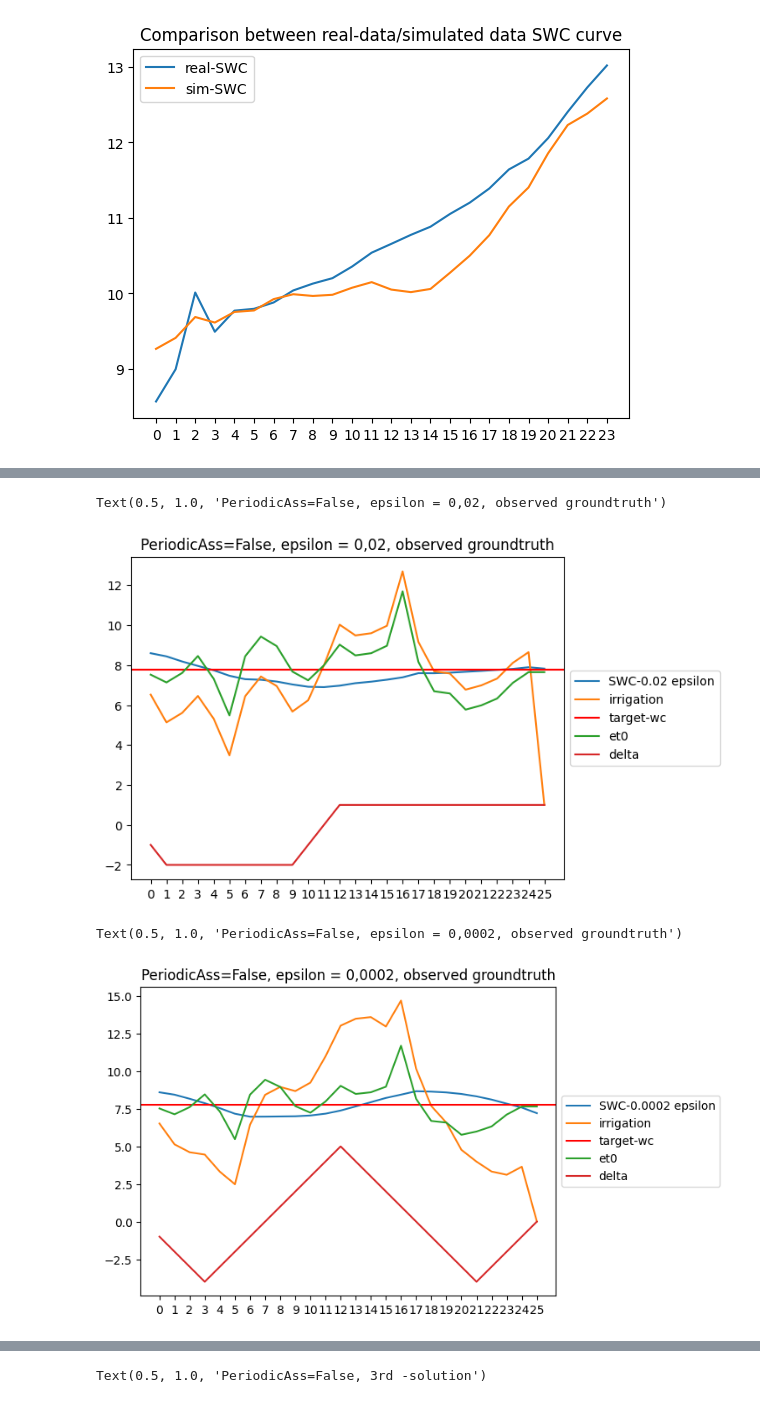
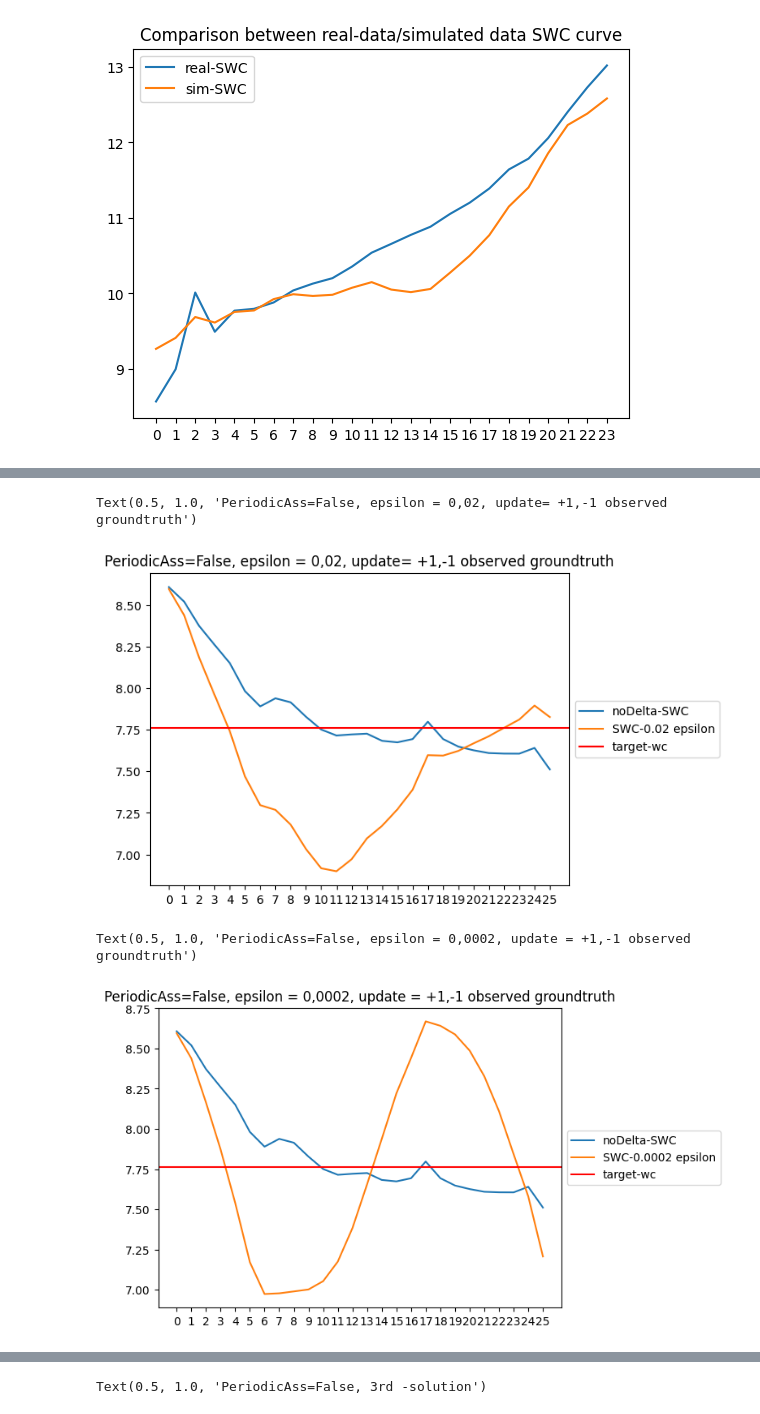
Before and after one commit to josephgiovanelli/et0_calculation, a Jupyter notebook: notebook.ipynb, the cells around one changed output, grey strips where cells are left out. Saved outputs shown, nothing was run; the diff lists cells and outputs as text; code cells hidden in the pictures.

```diff
--- a/notebook.ipynb
+++ b/notebook.ipynb
@@ -353,30 +367,32 @@ def print_functions(groundtruth_path,wc_path,ir_path):
 wc,ir,groundtruth = print_functions('/home/data/interp_obs/water_content.csv','/home/data/sim/obsGroundtruth/002/outputWaterContent.csv','/home/data/sim/obsGroundtruth/002/scheduledIrrigation.csv')
 delta =  [-1.0, -2.0, -2.0, -2.0, -2.0, -2.0, -2.0, -2.0, -2.0, -2.0, -1.0, 0.0, 1.0, 1.0, 1.0, 1.0, 1.0, 1.0, 1.0, 1.0, 1.0, 1.0, 1.0, 1.0, 1.0, 1.0]
 plt.xticks(range(len(wc.index)))
+plt.plot(noDelta_wc.index, noDelta_wc['SWC'], label='noDelta-SWC')
 plt.plot(wc.index, wc['SWC'], label='SWC-0.02 epsilon')
-plt.plot(ir.index, ir['irrigation'], label='irrigation')
+#plt.plot(ir.index, ir['irrigation'], label='irrigation')
 plt.axhline(y=groundtruth.iloc[0], color='r', linestyle='-',label='target-wc')
-plt.plot(ir.index,et0,label="et0")
-plt.plot(ir.index,delta,label="delta")
+#plt.plot(ir.index,et0,label="et0")
+#plt.plot(ir.index,delta,label="delta")
 plt.legend(loc='center left', bbox_to_anchor=(1, 0.5))
 plt.title('PeriodicAss=False, epsilon = 0,02, update= +1,-1 observed groundtruth')
 # %% [output]
-Text(0.5, 1.0, 'PeriodicAss=False, epsilon = 0,02, observed groundtruth')
+Text(0.5, 1.0, 'PeriodicAss=False, epsilon = 0,02, update= +1,-1 observed groundtruth')
-[figure, old version]
+[figure, new version]
 # %%
 wc0002,ir,groundtruth = print_functions('/home/data/interp_obs/water_content.csv','/home/data/sim/obsGroundtruth/0002/outputWaterContent.csv','/home/data/sim/obsGroundtruth/0002/scheduledIrrigation.csv')
 delta =  [-1.0, -2.0, -3.0, -4.0, -3.0, -2.0, -1.0, 0.0, 1.0, 2.0, 3.0, 4.0, 5.0, 4.0, 3.0, 2.0, 1.0, 0.0, -1.0, -2.0, -3.0, -4.0, -3.0, -2.0, -1.0, 0.0]
 plt.xticks(range(len(wc.index)))
+plt.plot(noDelta_wc.index, noDelta_wc['SWC'], label='noDelta-SWC')
 plt.plot(wc0002.index, wc0002['SWC'], label='SWC-0.0002 epsilon')
-plt.plot(ir.index, ir.iloc[:, 1], label='irrigation')
+#plt.plot(ir.index, ir.iloc[:, 1], label='irrigation')
 plt.axhline(y=groundtruth.iloc[0], color='r', linestyle='-',label='target-wc')
-plt.plot(ir.index,et0,label="et0")
-plt.plot(ir.index,delta,label="delta")
+#plt.plot(ir.index,et0,label="et0")
+#plt.plot(ir.index,delta,label="delta")
 plt.legend(loc='center left', bbox_to_anchor=(1, 0.5))
 plt.title('PeriodicAss=False, epsilon = 0,0002, update = +1,-1 observed groundtruth')
 # %% [output]
-Text(0.5, 1.0, 'PeriodicAss=False, epsilon = 0,0002, observed groundtruth')
+Text(0.5, 1.0, 'PeriodicAss=False, epsilon = 0,0002, update = +1,-1 observed groundtruth')
-[figure, old version]
+[figure, new version]
 # %%
 wc00001,ir,groundtruth = print_functions('/home/data/interp_obs/water_content.csv','/home/data/sim/obsGroundtruth/00001/outputWaterContent.csv','/home/data/sim/obsGroundtruth/00001/scheduledIrrigation.csv')
 delta =  [-1.0, -2.0, -3.0, -4.0, -3.0, -2.0, -1.0, 0.0, 1.0, 2.0, 3.0, 4.0, 5.0, 4.0, 3.0, 2.0, 1.0, 0.0, -1.0, -2.0, -3.0, -4.0, -3.0, -2.0, -1.0, 0.0]
```
Also changed, not shown: parts of 7 cells of this notebook, 3 other files.
